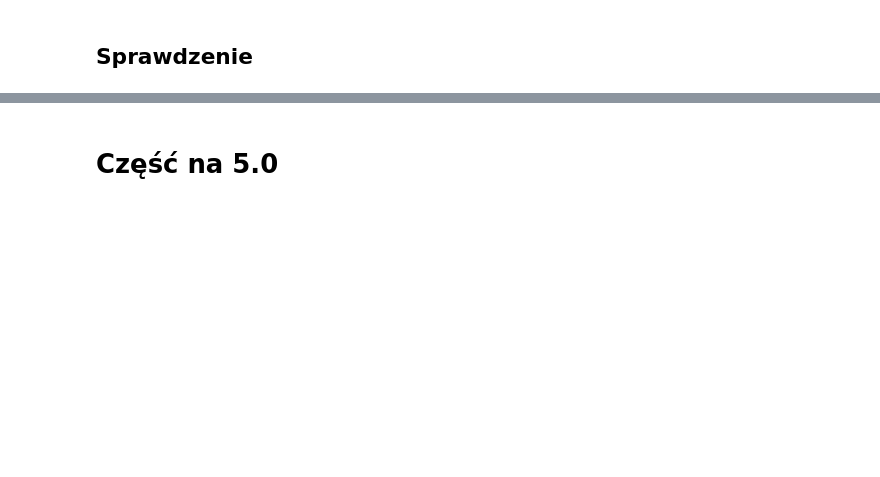
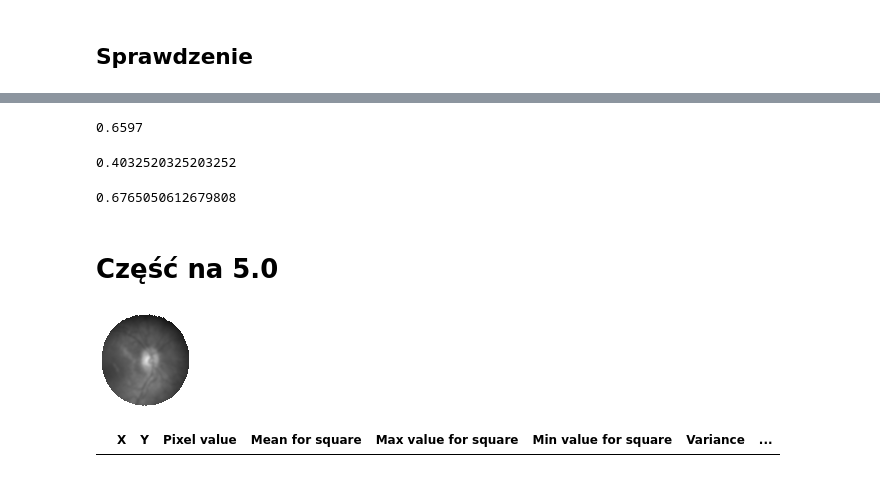
Before and after one commit to EwaKomkowska/Informatyka_w_medycynie, a Jupyter notebook: SitkowkaOka/SiatkowkaOkaEwa.ipynb, the cells around one changed output, grey strips where cells are left out. Drawn from its saved outputs; the diff is of its cells as text; code cells hidden in the pictures; blank space fills up the shorter version.

```diff
--- a/SitkowkaOka/SiatkowkaOkaEwa.ipynb
+++ b/SitkowkaOka/SiatkowkaOkaEwa.ipynb
@@ -180,2 +278,37 @@ print(i/max_val)
+# %%
+# trafność
+def count_accuracy():
+    return (TP + TN)/(TP + TN + FP + FN)
+count_accuracy()
+# %% [output]
+0.6597
+# %%
+# czułość
+def count_sensitivity():
+    return TP/(TP + FN)
+count_sensitivity()
+# %% [output]
+0.4032520325203252
+# %%
+# swoistość
+def count_specificity():
+    return TN/(FP + TN)
+count_specificity()
+# %% [output]
+0.6765050612679808
 # %% [markdown]
 # Część na 5.0
+# %%
+show_image(image)
+# %% [output]
+[figure, added]
+# %%
+column_names = ["X", "Y", "Pixel value", "Mean for square", "Max value for square", "Min value for square", "Variance",
+               "Third central moment", #"Image moment",
+                "Right value" ]
+
+global df
+df = pd.DataFrame(columns = column_names)
+df
+# %% [output]
+|  | X | Y | Pixel value | Mean for square | Max value for square | Min value for square | Variance | ... |
```
Also changed, not shown: parts of 24 cells of this notebook.
